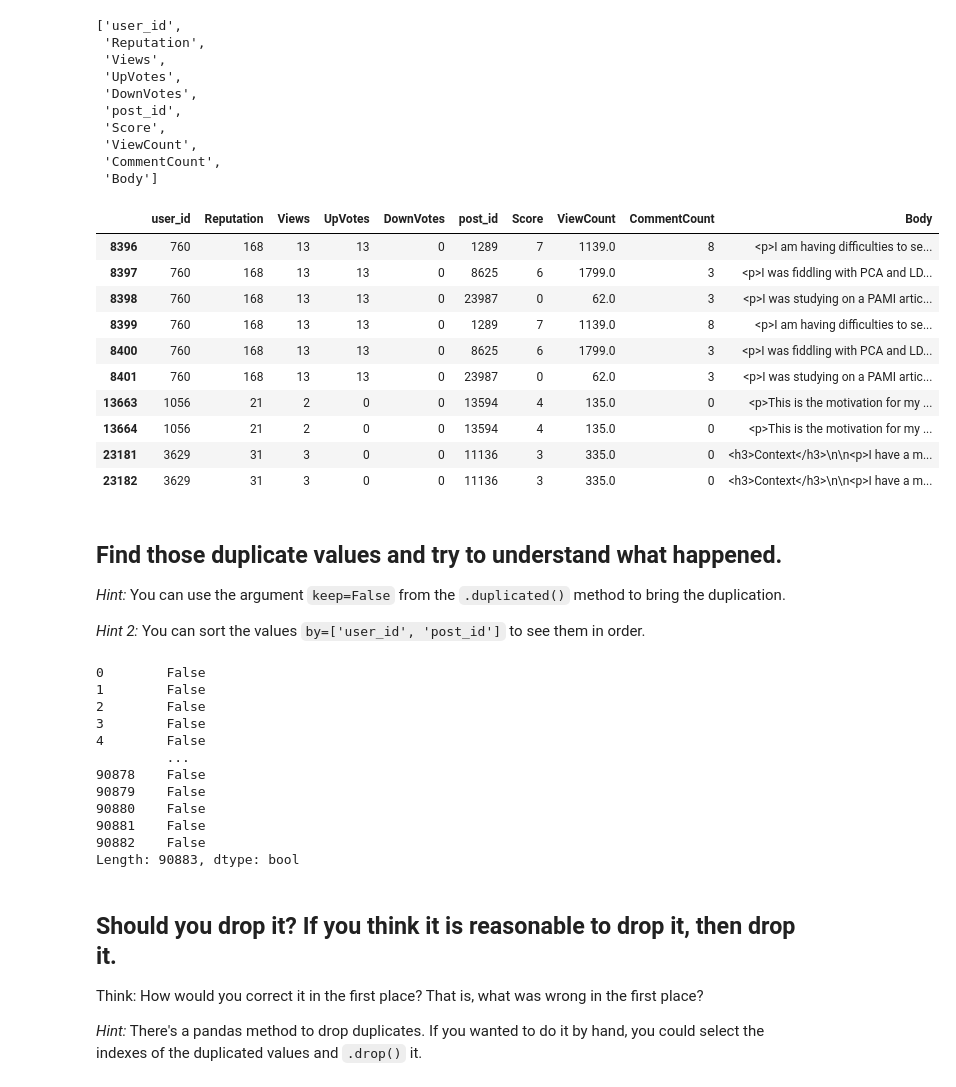
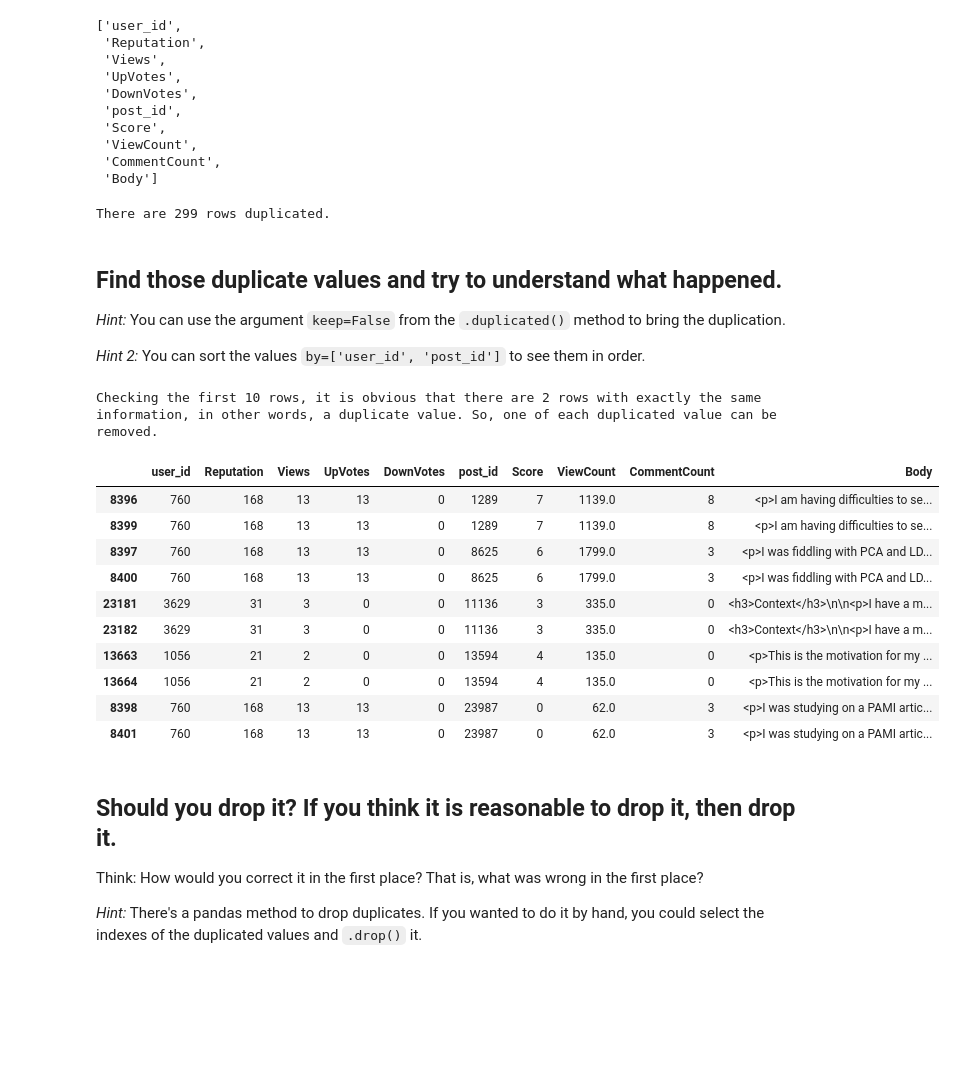
Before and after one commit to gabrielanakasato/ironhack-daft, a Jupyter notebook: labs/lab-w02/06-data-cleaning/your-code/data-cleaning-lab.ipynb, the cells around one changed output. Saved outputs shown, nothing was run; the diff lists cells and outputs as text; code cells hidden in the pictures; blank space fills up the shorter version.

```diff
--- a/labs/lab-w02/06-data-cleaning/your-code/data-cleaning-lab.ipynb
+++ b/labs/lab-w02/06-data-cleaning/your-code/data-cleaning-lab.ipynb
@@ -332,47 +332,37 @@ duplicates_mask = posts_from_users.duplicated(subset=list(posts_from_users.colum
 
 # Duplicated rows
 n_duplicates = posts_from_users.loc[duplicates_mask, :]
-n_duplicates.head(10)
 
 # Printh the answer on the screen
-#print(f'There are {len(n_duplicates)} rows duplicated.')
+print(f'There are {int(len(n_duplicates)/2)} rows duplicated.')
 # %% [output]
-|  | user_id | Reputation | Views | UpVotes | DownVotes | post_id | Score | ViewCount | CommentCount | Body |
-| 8396 | 760 | 168 | 13 | 13 | 0 | 1289 | 7 | 1139.0 | 8 | <p>I am having difficulties to se... |
-| 8397 | 760 | 168 | 13 | 13 | 0 | 8625 | 6 | 1799.0 | 3 | <p>I was fiddling with PCA and LD... |
-| 8398 | 760 | 168 | 13 | 13 | 0 | 23987 | 0 | 62.0 | 3 | <p>I was studying on a PAMI artic... |
-| 8399 | 760 | 168 | 13 | 13 | 0 | 1289 | 7 | 1139.0 | 8 | <p>I am having difficulties to se... |
-| 8400 | 760 | 168 | 13 | 13 | 0 | 8625 | 6 | 1799.0 | 3 | <p>I was fiddling with PCA and LD... |
-| 8401 | 760 | 168 | 13 | 13 | 0 | 23987 | 0 | 62.0 | 3 | <p>I was studying on a PAMI artic... |
-| 13663 | 1056 | 21 | 2 | 0 | 0 | 13594 | 4 | 135.0 | 0 | <p>This is the motivation for my ... |
-| 13664 | 1056 | 21 | 2 | 0 | 0 | 13594 | 4 | 135.0 | 0 | <p>This is the motivation for my ... |
-| 23181 | 3629 | 31 | 3 | 0 | 0 | 11136 | 3 | 335.0 | 0 | <h3>Context</h3>\n\n<p>I have a m... |
-| 23182 | 3629 | 31 | 3 | 0 | 0 | 11136 | 3 | 335.0 | 0 | <h3>Context</h3>\n\n<p>I have a m... |
+There are 299 rows duplicated.
 # %% [markdown]
 ## Find those duplicate values and try to understand what happened.
 
 *Hint:* You can use the argument `keep=False` from the `.duplicated()` method to bring the duplication.
 
 *Hint 2:* You can sort the values `by=['user_id', 'post_id']` to see them in order.
-# %%
-# List of indexes of the duplicated row (both rows)
-duplicates_index = posts_from_users.duplicated(keep=False)
-duplicates_index
-#
-#posts_from_users.iloc[duplicates_index, :]
-# %% [output]
-0        False
-1        False
-2        False
-3        False
-4        False
-         ...
-90878    False
-90879    False
-90880    False
-90881    False
-90882    False
-Length: 90883, dtype: bool
+# %%
+# Check the duplicates
+
+# Print the asnwer on the screen
+print(f'Checking the first 10 rows, it is obvious that there are 2 rows with exactly the same information, in other',
+      f'words, a duplicate value. So, one of each duplicated value can be removed.', sep=' ')
+n_duplicates.head(10).sort_values(by='post_id')
+# %% [output]
+Checking the first 10 rows, it is obvious that there are 2 rows with exactly the same information, in other words, a duplicate value. So, one of each duplicated value can be removed.
+|  | user_id | Reputation | Views | UpVotes | DownVotes | post_id | Score | ViewCount | CommentCount | Body |
+| 8396 | 760 | 168 | 13 | 13 | 0 | 1289 | 7 | 1139.0 | 8 | <p>I am having difficulties to se... |
+| 8399 | 760 | 168 | 13 | 13 | 0 | 1289 | 7 | 1139.0 | 8 | <p>I am having difficulties to se... |
+| 8397 | 760 | 168 | 13 | 13 | 0 | 8625 | 6 | 1799.0 | 3 | <p>I was fiddling with PCA and LD... |
+| 8400 | 760 | 168 | 13 | 13 | 0 | 8625 | 6 | 1799.0 | 3 | <p>I was fiddling with PCA and LD... |
+| 23181 | 3629 | 31 | 3 | 0 | 0 | 11136 | 3 | 335.0 | 0 | <h3>Context</h3>\n\n<p>I have a m... |
+| 23182 | 3629 | 31 | 3 | 0 | 0 | 11136 | 3 | 335.0 | 0 | <h3>Context</h3>\n\n<p>I have a m... |
+| 13663 | 1056 | 21 | 2 | 0 | 0 | 13594 | 4 | 135.0 | 0 | <p>This is the motivation for my ... |
+| 13664 | 1056 | 21 | 2 | 0 | 0 | 13594 | 4 | 135.0 | 0 | <p>This is the motivation for my ... |
+| 8398 | 760 | 168 | 13 | 13 | 0 | 23987 | 0 | 62.0 | 3 | <p>I was studying on a PAMI artic... |
+| 8401 | 760 | 168 | 13 | 13 | 0 | 23987 | 0 | 62.0 | 3 | <p>I was studying on a PAMI artic... |
 # %% [markdown]
 ## Should you drop it? If you think it is reasonable to drop it, then drop it.
 
```
Also changed, not shown: 1 other file.
